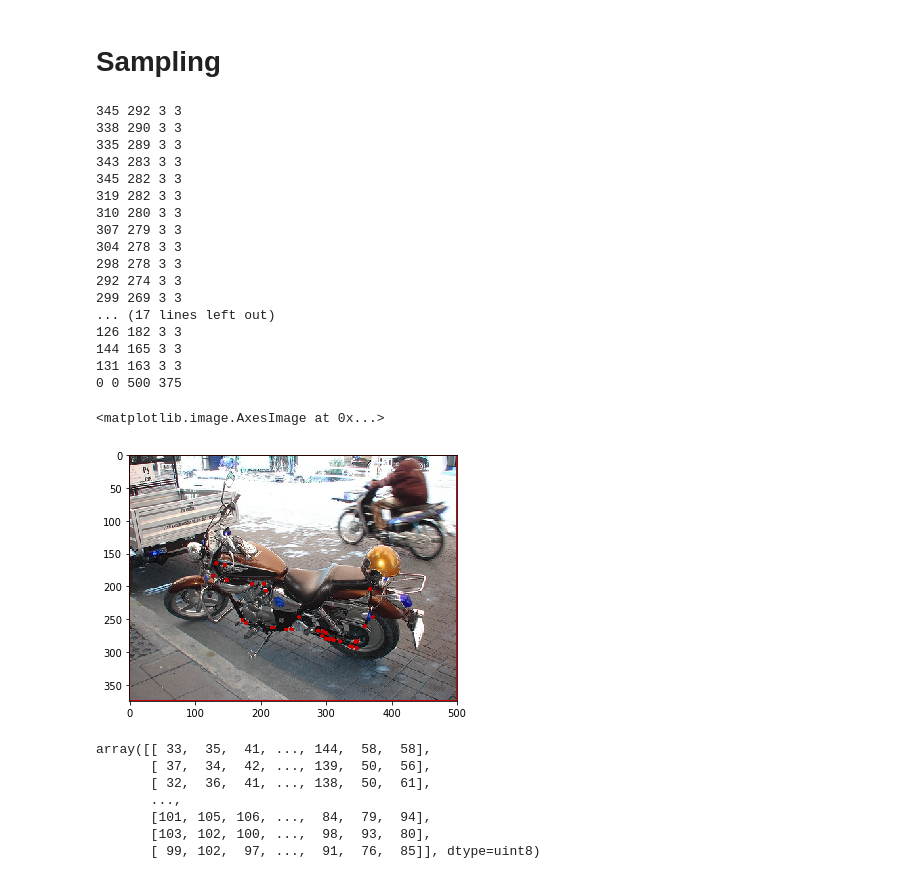
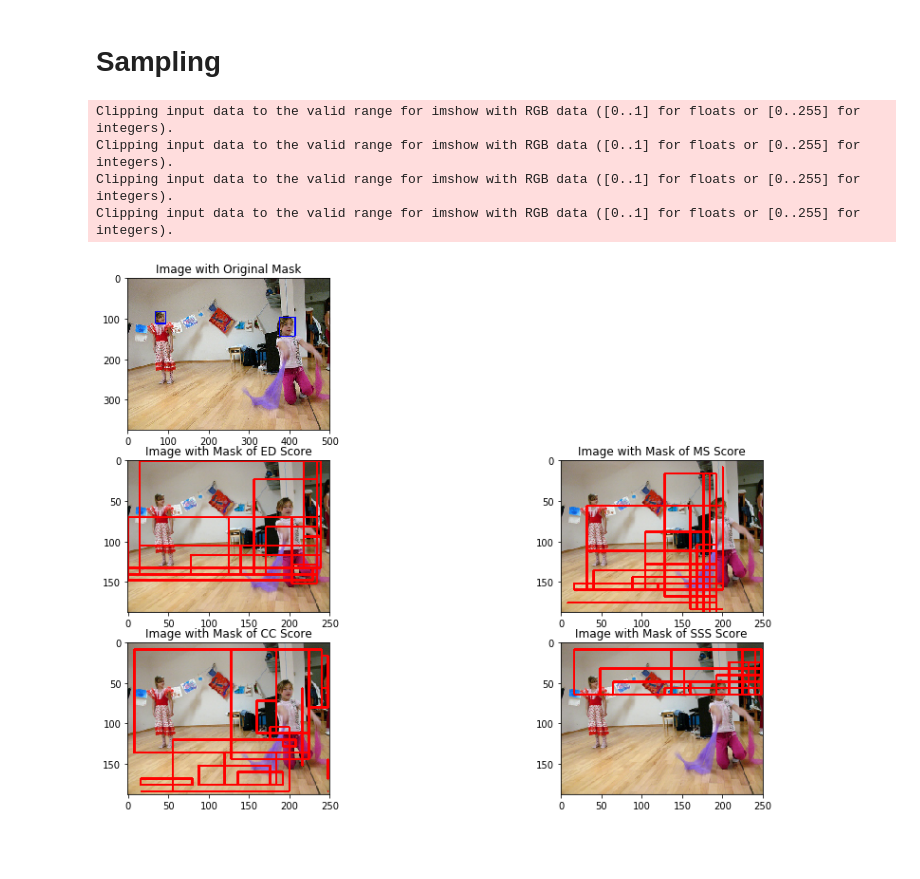
Before and after one commit to Prathyusha-Akundi/Measuring_Objectness, a Jupyter notebook: Project Code - Anoop.ipynb, the cells around one changed output. Saved outputs shown, nothing was run; the diff lists cells and outputs as text; code cells hidden in the pictures; blank space fills up the shorter version.

```diff
--- a/Project Code - Anoop.ipynb
+++ b/Project Code - Anoop.ipynb
@@ -100,15 +104,18 @@ params['pascalThreshold'] = 0.5
 params['ed'] ={}
 params['ed']['pixelDistance']=8
 params['ed']['imageBorder']=0
-params['ed']['theta'] =17
+params['ed']['theta'] =20
 params['MS'] = {}
 params['MS']['scale'] = [16,24,32,48,64]
-params['MS']['theta'] = [0.43,0.32,0.34,0.35,0.26]
+params['MS']['theta'] = [0.42,0.3,0.34,0.24,0.3]
 params['MS']['filter_size'] = 3
 params['CC'] = {}
 params['CC']['domain'] = list(range(100,201,1))
 params['CC']['quant'] = np.array([4,8,8])
-params['CC']['theta'] = 8
+params['CC']['theta'] = 100
+params['SS'] = {}
+params['SS']['sigma'] = 0.5
+params['SS']['segments'] = 100
 # %% [markdown]
 # Generate Windows
 # %%
@@ -443,10 +514,12 @@ def runObjectness(img,params,maxWindows=10):
     distribution_boxes_edge = edge_density_score(resized_img,params)
     distribution_boxes_MS = MS_score(img,params)
     distribution_boxes_CC = CC_score(img,params)
+    distribution_boxes_SSS = SSS_score(img,params)
     boxes_edge = nms_sample(distribution_boxes_edge,0.5)
     boxes_MS = nms_sample(distribution_boxes_MS,0.5)
     boxes_CC = nms_sample(distribution_boxes_CC,0.5)
-    return boxes_MS,boxes_edge,boxes_CC
+    boxes_SSS = nms_sample(distribution_boxes_SSS,0.5)
+    return boxes_MS,boxes_edge,boxes_CC,boxes_SSS
 # %%
 def drawboxes(img,boxes):
     xmin = boxes[0][0].flatten()
@@ -458,61 +531,28 @@ def drawboxes(img,boxes):
         box_img = cv2.rectangle(box_img,(int(xmin[i]),int(ymin[i])),(int(xmax[i]),int(ymax[i])),[255,0,0],2)
     plt.imshow(box_img)
 # %%
-img = images[filenames[30]][0]
-boxes1,boxes2,boxes3 = runObjectness(img,params,10)
+img = images[filenames[45]][0]
+img = rescale(img, 1.0 / 2.0, anti_aliasing=True)
+boxes1,boxes2,boxes3,boxes4 = runObjectness(img,params,10)
 plt.figure(figsize=(15,10))
-plt.subplot(1,4,1)
+plt.subplot(3,2,1)
 plt.title('Image with Original Mask')
-show_mask_with_image(filenames[30],images,mask_data2)
-plt.subplot(1,4,2)
+show_mask_with_image(filenames[45],images,mask_data2)
+plt.subplot(3,2,3)
 plt.title('Image with Mask of ED Score')
 drawboxes(img,boxes1)
-plt.subplot(1,4,3)
+plt.subplot(3,2,4)
 plt.title('Image with Mask of MS Score')
 drawboxes(img,boxes2)
-plt.subplot(1,4,4)
+plt.subplot(3,2,5)
 plt.title('Image with Mask of CC Score')
 drawboxes(img,boxes3)
+plt.subplot(3,2,6)
+plt.title('Image with Mask of SSS Score')
+drawboxes(img,boxes4)
+# %% [output]
+Clipping input data to the valid range for imshow with RGB data ([0..1] for floats or [0..255] for integers).
+Clipping input data to the valid range for imshow with RGB data ([0..1] for floats or [0..255] for integers).
+Clipping input data to the valid range for imshow with RGB data ([0..1] for floats or [0..255] for integers).
+Clipping input data to the valid range for imshow with RGB data ([0..1] for floats or [0..255] for integers).
+[figure, added]
-# %%
-im = cv2.imread('2007_000364.jpg')
-gray=cv2.cvtColor(im,cv2.COLOR_BGR2GRAY)
-im2, contours, hierarchy= cv2.findContours(gray,cv2.RETR_LIST,cv2.CHAIN_APPROX_SIMPLE)
-idx =0
-for cnt in contours:
-    idx += 1
-    x,y,w,h = cv2.boundingRect(cnt)
-    print(x,y,w,h)
-    roi=im[y:y+h,x:x+w]
-    cv2.rectangle(im,(x,y),(x+w,y+h),(200,0,0),2)
-io.imshow(im)
-# %% [output]
-345 292 3 3
-338 290 3 3
-335 289 3 3
-343 283 3 3
-345 282 3 3
-319 282 3 3
-310 280 3 3
-307 279 3 3
-304 278 3 3
-298 278 3 3
-292 274 3 3
-299 269 3 3
-... (17 lines left out)
-126 182 3 3
-144 165 3 3
-131 163 3 3
-0 0 500 375
-<matplotlib.image.AxesImage at 0x...>
-[figure, removed]
-# %%
-cnt = contours[4]
-cv2.drawContours(gray, [cnt], 0, (0,255,0), 3)
-# %% [output]
-array([[ 33,  35,  41, ..., 144,  58,  58],
-       [ 37,  34,  42, ..., 139,  50,  56],
-       [ 32,  36,  41, ..., 138,  50,  61],
-       ...,
-       [101, 105, 106, ...,  84,  79,  94],
-       [103, 102, 100, ...,  98,  93,  80],
-       [ 99, 102,  97, ...,  91,  76,  85]], dtype=uint8)
```
Also changed, not shown: parts of 7 cells of this notebook.
